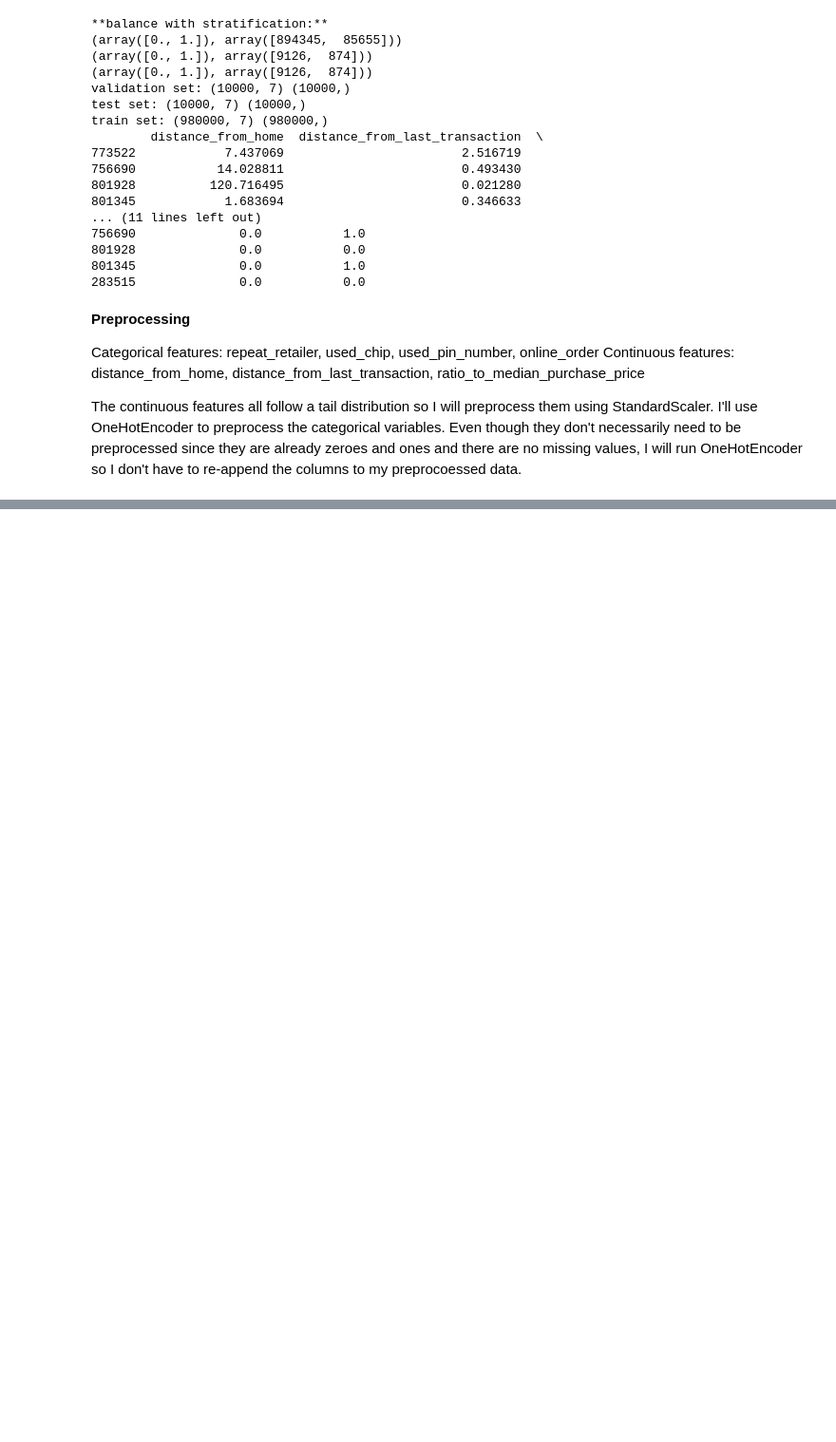
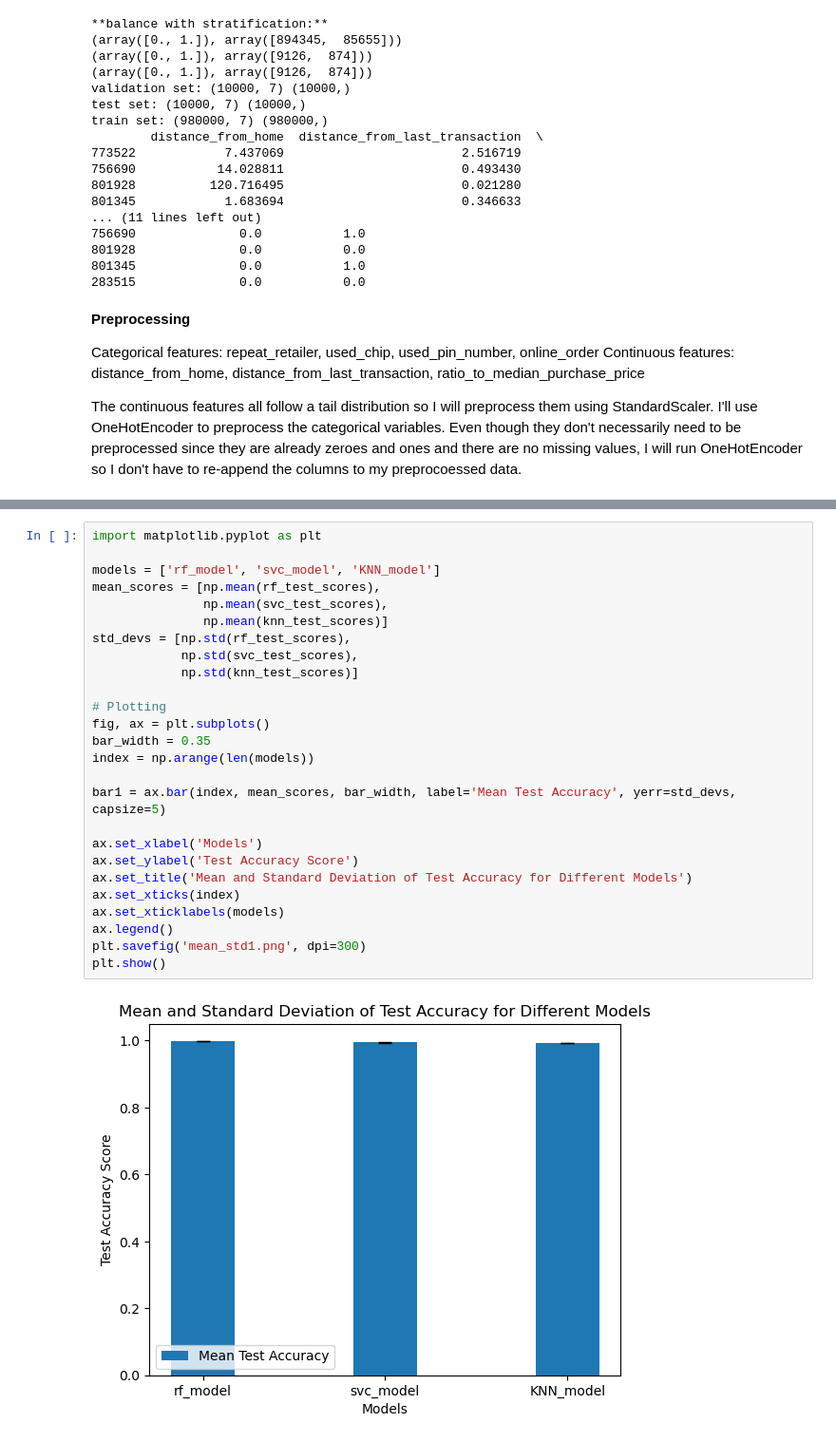
Before and after one commit to zoeykatzive/data1030project, a Jupyter notebook: credit card fraud midterm.ipynb, the cells around one changed output, grey strips where cells are left out. Shown: that part at 95% size. Saved outputs shown, nothing was run; the diff lists cells and outputs as text; blank space fills up the shorter version.

```diff
--- a/credit card fraud midterm.ipynb
+++ b/credit card fraud midterm.ipynb
@@ -423,0 +575,28 @@ X train prep: [[ 0.          1.          0.         ... -0.29324088 -0.09715076
+# %%
+import matplotlib.pyplot as plt
+
+models = ['rf_model', 'svc_model', 'KNN_model']
+mean_scores = [np.mean(rf_test_scores),
+               np.mean(svc_test_scores),
+               np.mean(knn_test_scores)]
+std_devs = [np.std(rf_test_scores),
+            np.std(svc_test_scores),
+            np.std(knn_test_scores)]
+
+# Plotting
+fig, ax = plt.subplots()
+bar_width = 0.35
+index = np.arange(len(models))
+
+bar1 = ax.bar(index, mean_scores, bar_width, label='Mean Test Accuracy', yerr=std_devs, capsize=5)
+
+ax.set_xlabel('Models')
+ax.set_ylabel('Test Accuracy Score')
+ax.set_title('Mean and Standard Deviation of Test Accuracy for Different Models')
+ax.set_xticks(index)
+ax.set_xticklabels(models)
+ax.legend()
+plt.savefig('mean_std1.png', dpi=300)
+plt.show()
+# %% [output]
+[figure, added]
```
Also changed, not shown: parts of 5 cells of this notebook.
